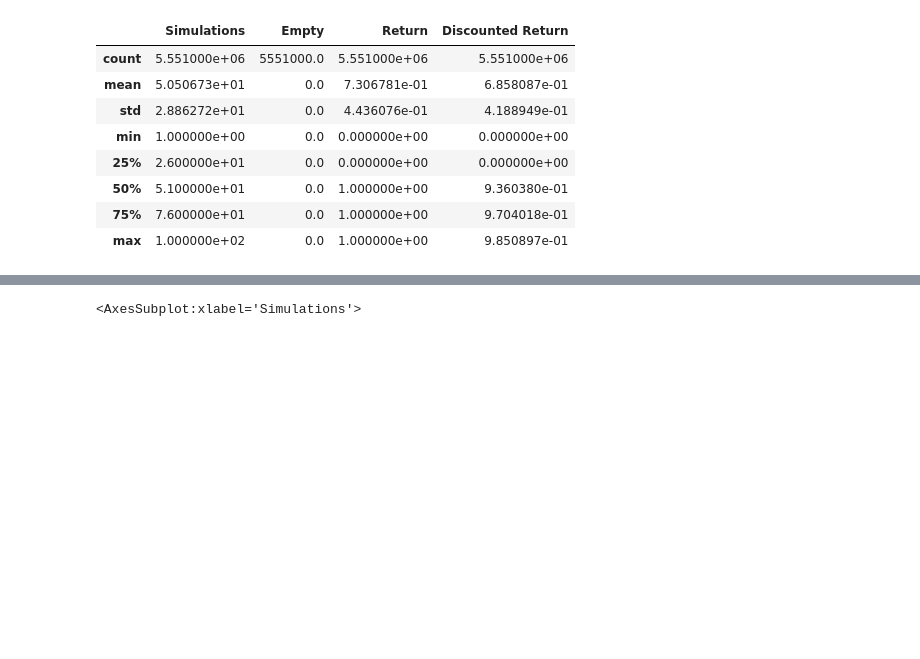
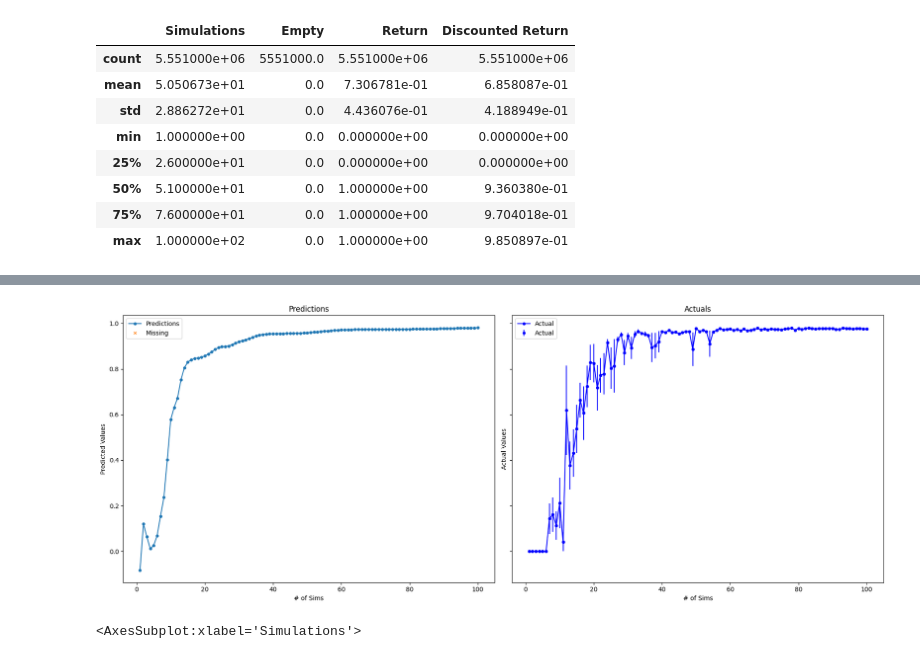
Before and after one commit to keremoner/MCTS-Time-Management, a Jupyter notebook: scripts/Generalization.ipynb, the cells around one changed output, grey strips where cells are left out. Saved outputs shown, nothing was run; the diff lists cells and outputs as text; code cells hidden in the pictures; blank space fills up the shorter version.

```diff
--- a/scripts/Generalization.ipynb
+++ b/scripts/Generalization.ipynb
@@ -1104,3 +1147,43 @@ Name: Discounted Return, Length: 100, dtype: float64
+# %%
+import numpy as np
+import matplotlib.pyplot as plt
+
+# Your existing code for getting predictions and actuals goes here...
+
+# Calculate standard error of the actuals
+std_error_actuals = case_map_samples.groupby(["Simulations"]).std()["Discounted Return"] / (case_map_samples.groupby(["Simulations"]).count()["Discounted Return"] ** 0.5)
+
+# Share y axis between the two scatterplots
+f, (ax1, ax2) = plt.subplots(1, 2, sharey=True, figsize=(18, 7))
+
+# Plot predictions
+ax1.plot(range(1, 101), predictions, marker='o', markersize=4, label='Predictions')
+
+# Plot actuals and error bars
+ax2.errorbar(actual_x, actual, yerr=std_error_actuals, fmt='o', markersize=4, label='Actual', color='blue')
+ax2.plot(actual_x, actual, marker='o', markersize=4, label='Actual', color='blue')
+
+missing_indices = np.setdiff1d(np.arange(1, 101), actual_x)
+ax1.plot(missing_indices, predictions[missing_indices - 1], 'x', markersize=4, label='Missing')
+
+# Set labels and titles
+ax1.set_xlabel('# of Sims')
+ax1.set_ylabel('Predicted Values')
+ax1.set_title('Predictions')
+
+ax2.set_xlabel('# of Sims')
+ax2.set_ylabel('Actual Values')
+ax2.set_title('Actuals')
+
+# Add legend
+ax1.legend()
+ax2.legend()
+
+# Show the plot
+plt.tight_layout()
+plt.show()
+# %% [output]
+[figure, added]
 # %%
 # %% [output]
 <AxesSubplot:xlabel='Simulations'>
```
Also changed, not shown: parts of 8 cells of this notebook, 1 other file.
